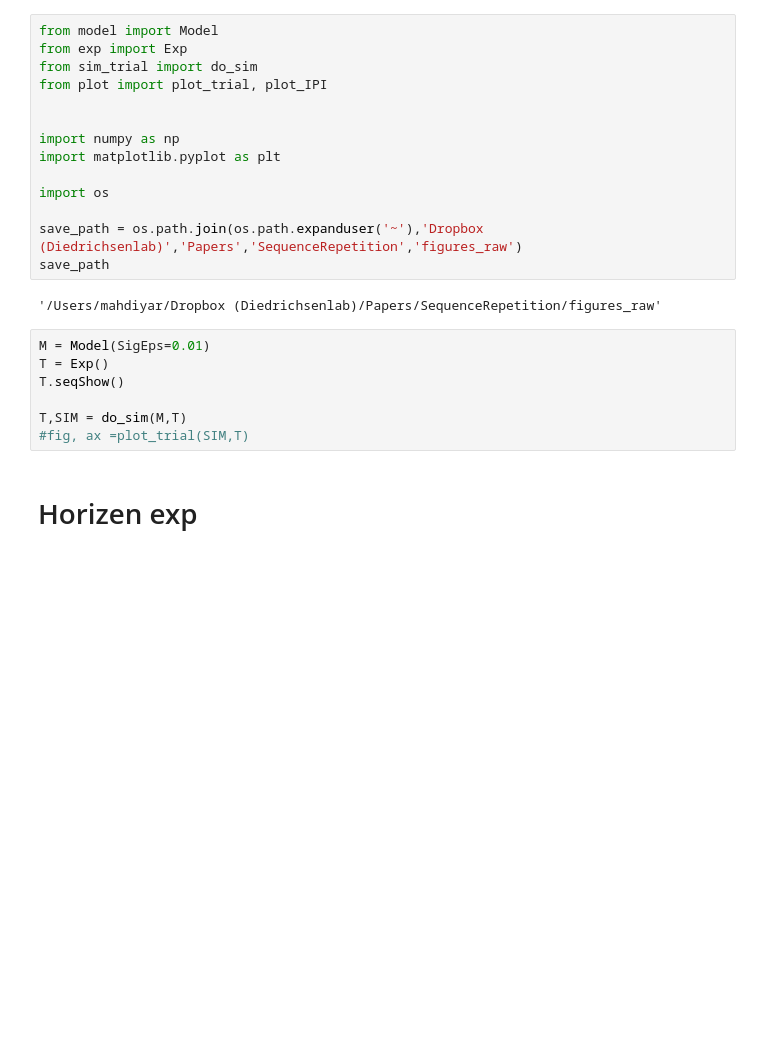
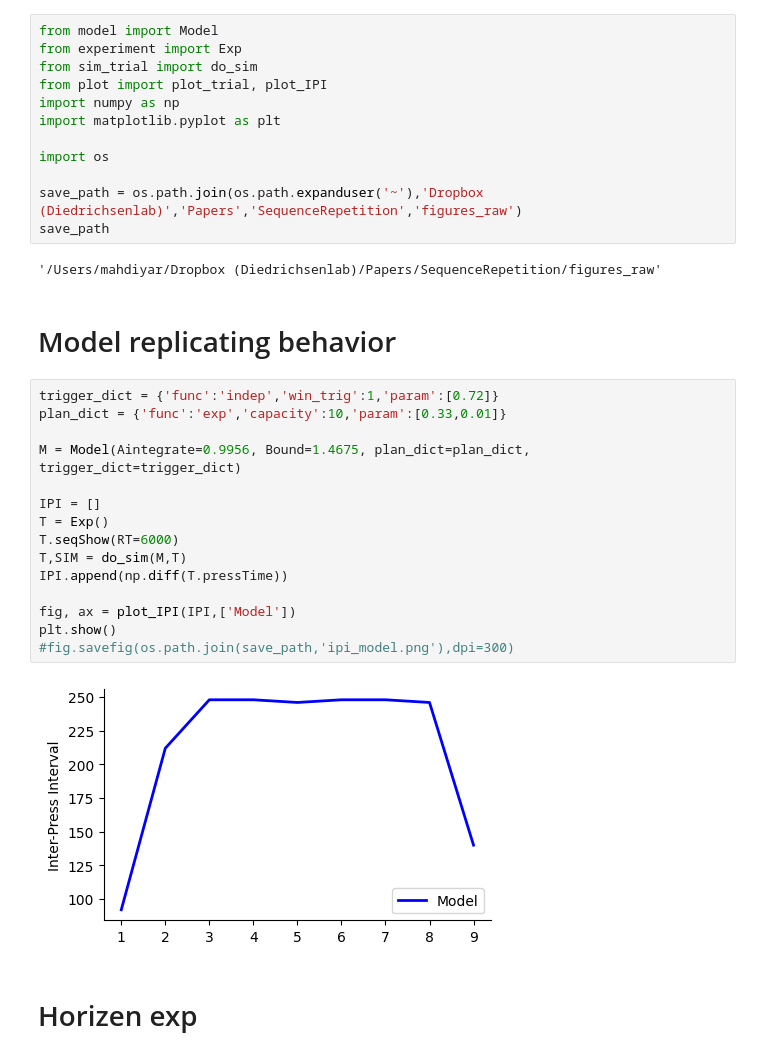
Before and after one commit to DiedrichsenLab/SequenceLearningModel, a Jupyter notebook: python/test.ipynb, the cells around one changed output. Drawn from its saved outputs; the diff is of its cells as text; blank space fills up the shorter version.

```diff
--- a/python/test.ipynb
+++ b/python/test.ipynb
@@ -1,10 +1,8 @@
 # %%
 from model import Model
-from exp import Exp
+from experiment import Exp
 from sim_trial import do_sim
 from plot import plot_trial, plot_IPI
-
-
 import numpy as np
 import matplotlib.pyplot as plt
 
@@ -14,13 +12,25 @@ save_path = os.path.join(os.path.expanduser('~'),'Dropbox (Diedrichsenlab)','Pap
 save_path
 # %% [output]
 '/Users/mahdiyar/Dropbox (Diedrichsenlab)/Papers/SequenceRepetition/figures_raw'
-# %%
-M = Model(SigEps=0.01)
-T = Exp()
-T.seqShow()
-
-T,SIM = do_sim(M,T)
-#fig, ax =plot_trial(SIM,T)
+# %% [markdown]
+# Model replicating behavior
+# %%
+trigger_dict = {'func':'indep','win_trig':1,'param':[0.72]}
+plan_dict = {'func':'exp','capacity':10,'param':[0.33,0.01]}
+
+M = Model(Aintegrate=0.9956, Bound=1.4675, plan_dict=plan_dict, trigger_dict=trigger_dict)
+
+IPI = []
+T = Exp()
+T.seqShow(RT=6000)
+T,SIM = do_sim(M,T)
+IPI.append(np.diff(T.pressTime))
+
+fig, ax = plot_IPI(IPI,['Model'])
+plt.show()
+#fig.savefig(os.path.join(save_path,'ipi_model.png'),dpi=300)
+# %% [output]
+[figure, added]
 # %% [markdown]
 # Horizen exp
 # %%
```
Also changed, not shown: parts of 6 cells of this notebook, 8 other files.
